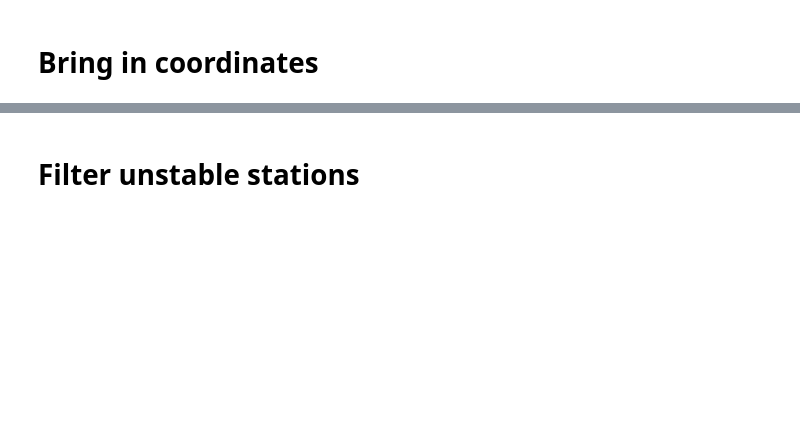
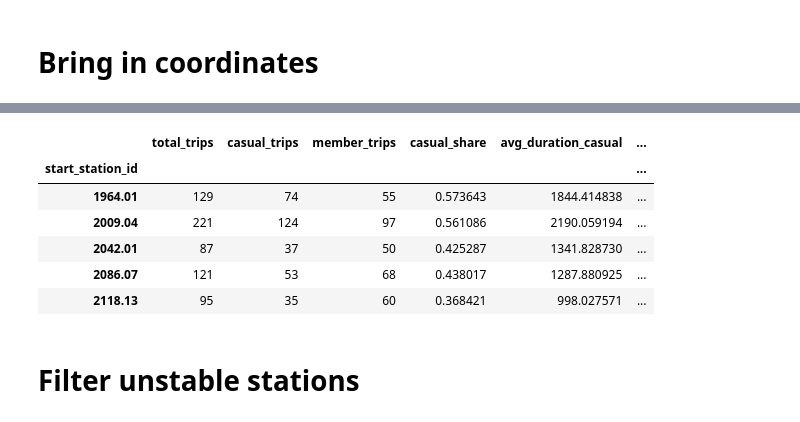
Before and after one commit to ameliatuttle26/Citybike-mapping, a Jupyter notebook: Notebooks/02_station_aggregation.ipynb, the cells around one changed output, grey strips where cells are left out. Saved outputs shown, nothing was run; the diff lists cells and outputs as text; code cells hidden in the pictures; blank space fills up the shorter version.

```diff
--- a/Notebooks/02_station_aggregation.ipynb
+++ b/Notebooks/02_station_aggregation.ipynb
@@ -53,2 +281,16 @@ dtype: object
+# %%
+# bring in station name too, for readability
+names = df.groupby('start_station_id')['start_station_name'].first()
+station_agg = station_agg.join(names)
+
+station_agg.head()
+# %% [output]
+|  | total_trips | casual_trips | member_trips | casual_share | avg_duration_casual | ... |
+| start_station_id |  |  |  |  |  | ... |
+| 1964.01 | 129 | 74 | 55 | 0.573643 | 1844.414838 | ... |
+| 2009.04 | 221 | 124 | 97 | 0.561086 | 2190.059194 | ... |
+| 2042.01 | 87 | 37 | 50 | 0.425287 | 1341.828730 | ... |
+| 2086.07 | 121 | 53 | 68 | 0.438017 | 1287.880925 | ... |
+| 2118.13 | 95 | 35 | 60 | 0.368421 | 998.027571 | ... |
 # %% [markdown]
 # Filter unstable stations
```
Also changed, not shown: parts of 26 cells of this notebook, 1 other file.
